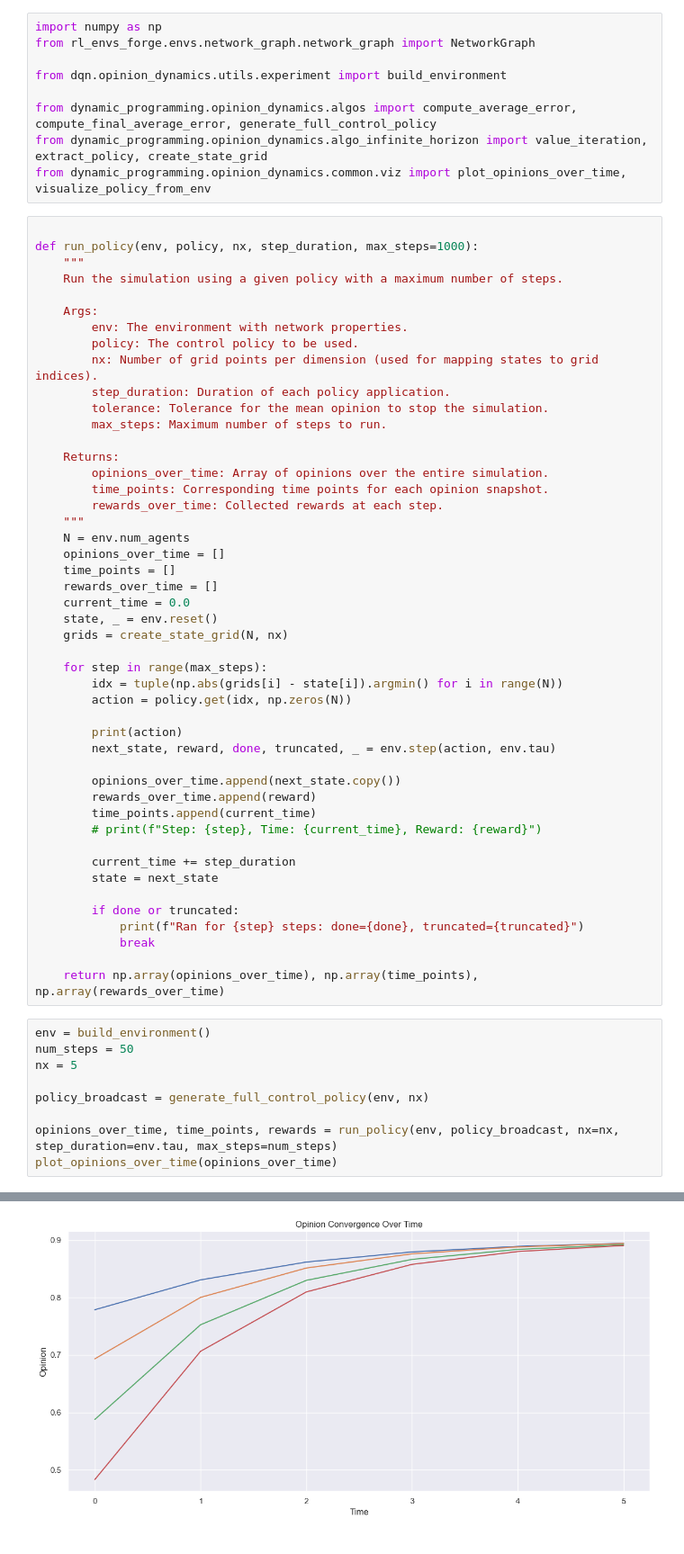
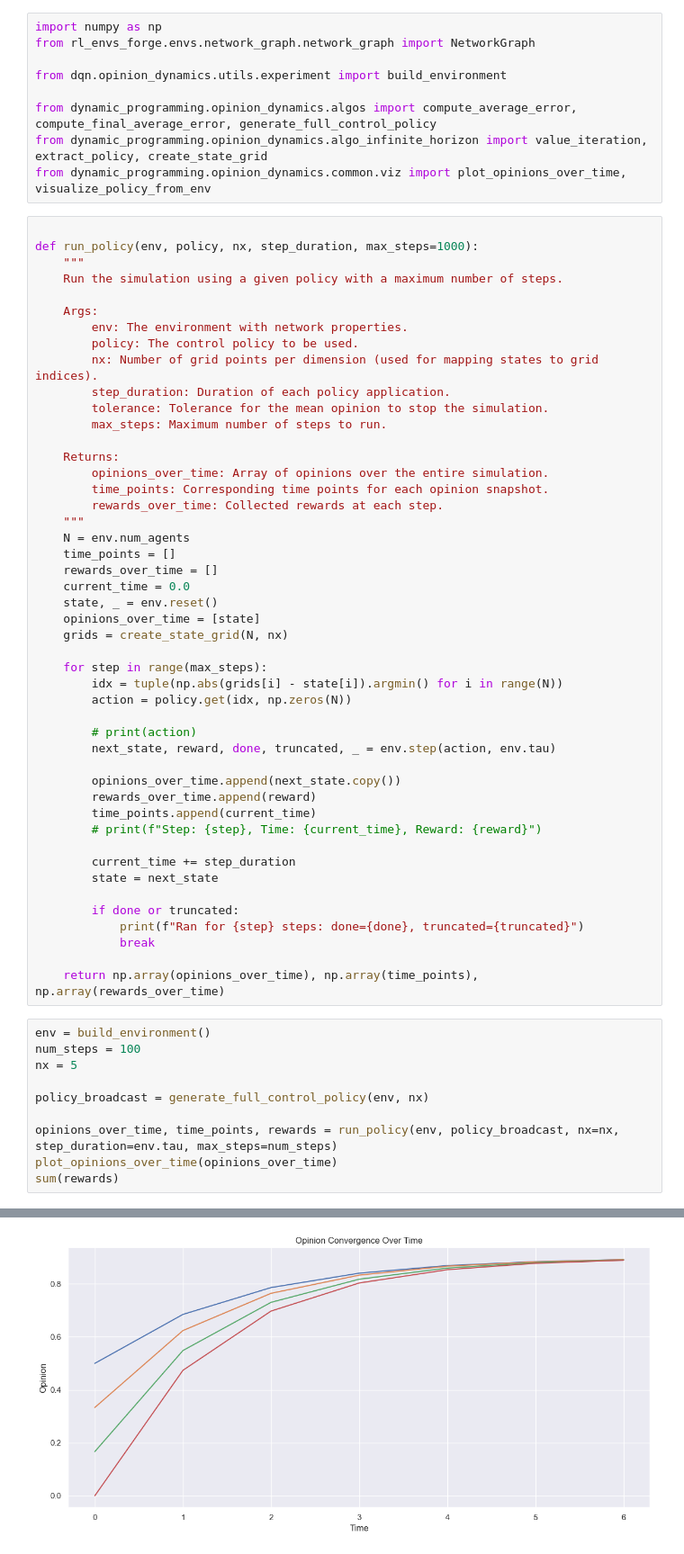
Before and after one commit to mariusdgm/phd-rl-algos, a Jupyter notebook: dqn/opinion_dynamics/experiments/baseline_dp_od.ipynb, the cells around one changed output, grey strips where cells are left out. Shown at 90% size. Drawn from its saved outputs; the diff is of its cells as text.

```diff
--- a/dqn/opinion_dynamics/experiments/baseline_dp_od.ipynb
+++ b/dqn/opinion_dynamics/experiments/baseline_dp_od.ipynb
@@ -43,18 +43,18 @@ def run_policy(env, policy, nx, step_duration, max_steps=1000):
         rewards_over_time: Collected rewards at each step.
     """
     N = env.num_agents
-    opinions_over_time = []
     time_points = []
     rewards_over_time = []
     current_time = 0.0
     state, _ = env.reset()
+    opinions_over_time = [state]
     grids = create_state_grid(N, nx)
 
     for step in range(max_steps):
         idx = tuple(np.abs(grids[i] - state[i]).argmin() for i in range(N))
         action = policy.get(idx, np.zeros(N))
 
-        print(action)
+        # print(action)
         next_state, reward, done, truncated, _ = env.step(action, env.tau)
 
         opinions_over_time.append(next_state.copy())
@@ -72,11 +72,12 @@ def run_policy(env, policy, nx, step_duration, max_steps=1000):
     return np.array(opinions_over_time), np.array(time_points), np.array(rewards_over_time)
 # %%
 env = build_environment()
-num_steps = 50
+num_steps = 100
 nx = 5
 
 policy_broadcast = generate_full_control_policy(env, nx)
 
 opinions_over_time, time_points, rewards = run_policy(env, policy_broadcast, nx=nx, step_duration=env.tau, max_steps=num_steps)
 plot_opinions_over_time(opinions_over_time)
+sum(rewards)
 # %% [output]
@@ -89,2 +84,2 @@ plot_opinions_over_time(opinions_over_time)
 Ran for 5 steps: done=True, truncated=False
-[figure, old version]
+[figure, new version]
```
Also changed, not shown: parts of 4 cells of this notebook, 1 other file.
